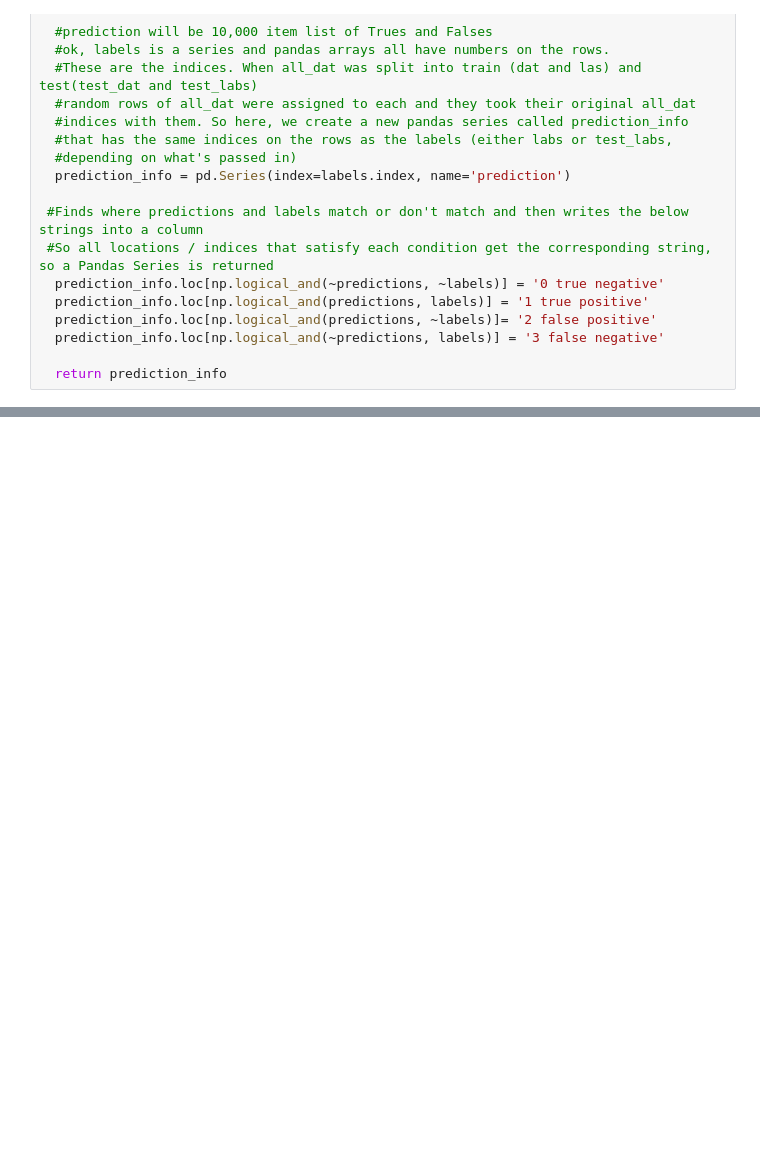
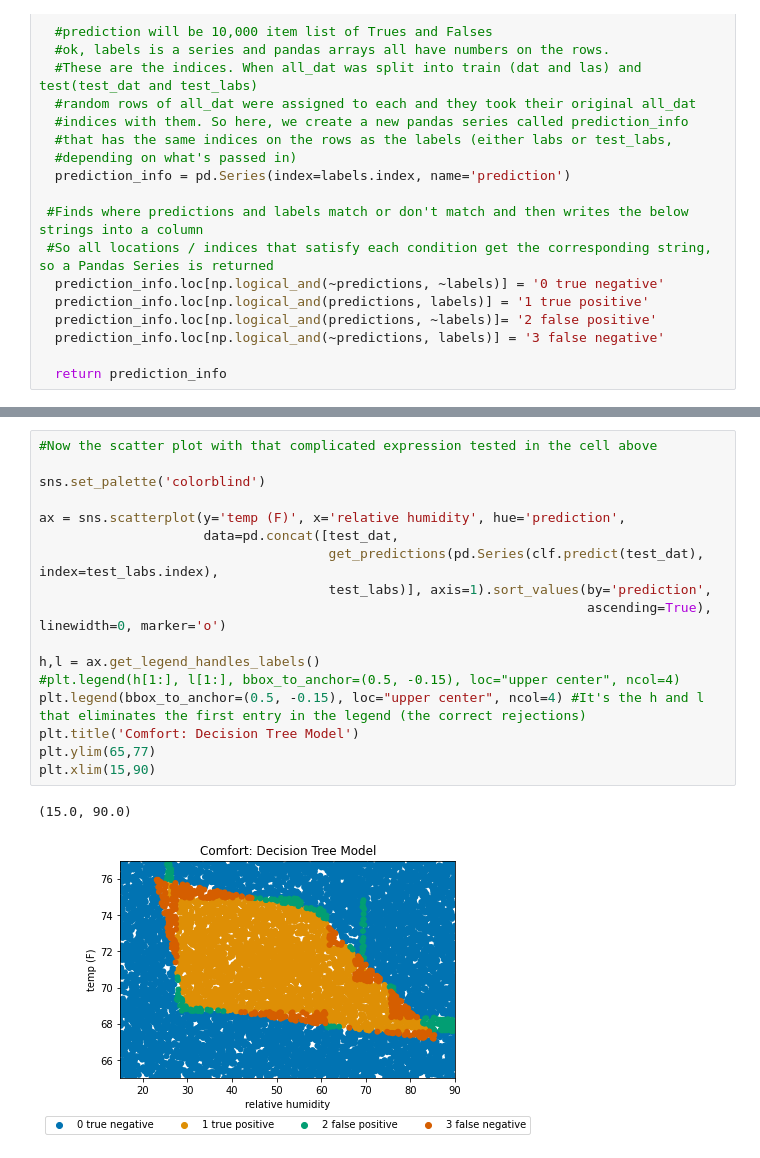
Before and after one commit to nicholasfurl/Great-Courses, a Jupyter notebook: Lesson08_nearestNeighbor_comfort.ipynb, the cells around one changed output, grey strips where cells are left out. Cells and saved outputs as stored; diff of their text form; blank space fills up the shorter version.

```diff
--- a/Lesson08_nearestNeighbor_comfort.ipynb
+++ b/Lesson08_nearestNeighbor_comfort.ipynb
@@ -265,0 +277,20 @@ Name: prediction, Length: 10000, dtype: object
+# %%
+#Now the scatter plot with that complicated expression tested in the cell above
+
+sns.set_palette('colorblind')
+
+ax = sns.scatterplot(y='temp (F)', x='relative humidity', hue='prediction',
+                     data=pd.concat([test_dat,
+                                     get_predictions(pd.Series(clf.predict(test_dat), index=test_labs.index),
+                                     test_labs)], axis=1).sort_values(by='prediction',
+                                                                      ascending=True), linewidth=0, marker='o')
+
+h,l = ax.get_legend_handles_labels()
+#plt.legend(h[1:], l[1:], bbox_to_anchor=(0.5, -0.15), loc="upper center", ncol=4)
+plt.legend(bbox_to_anchor=(0.5, -0.15), loc="upper center", ncol=4) #It's the h and l that eliminates the first entry in the legend (the correct rejections)
+plt.title('Comfort: Decision Tree Model')
+plt.ylim(65,77)
+plt.xlim(15,90)
+# %% [output]
+(15.0, 90.0)
+[figure, added]
```
Also changed, not shown: parts of 2 cells of this notebook.
